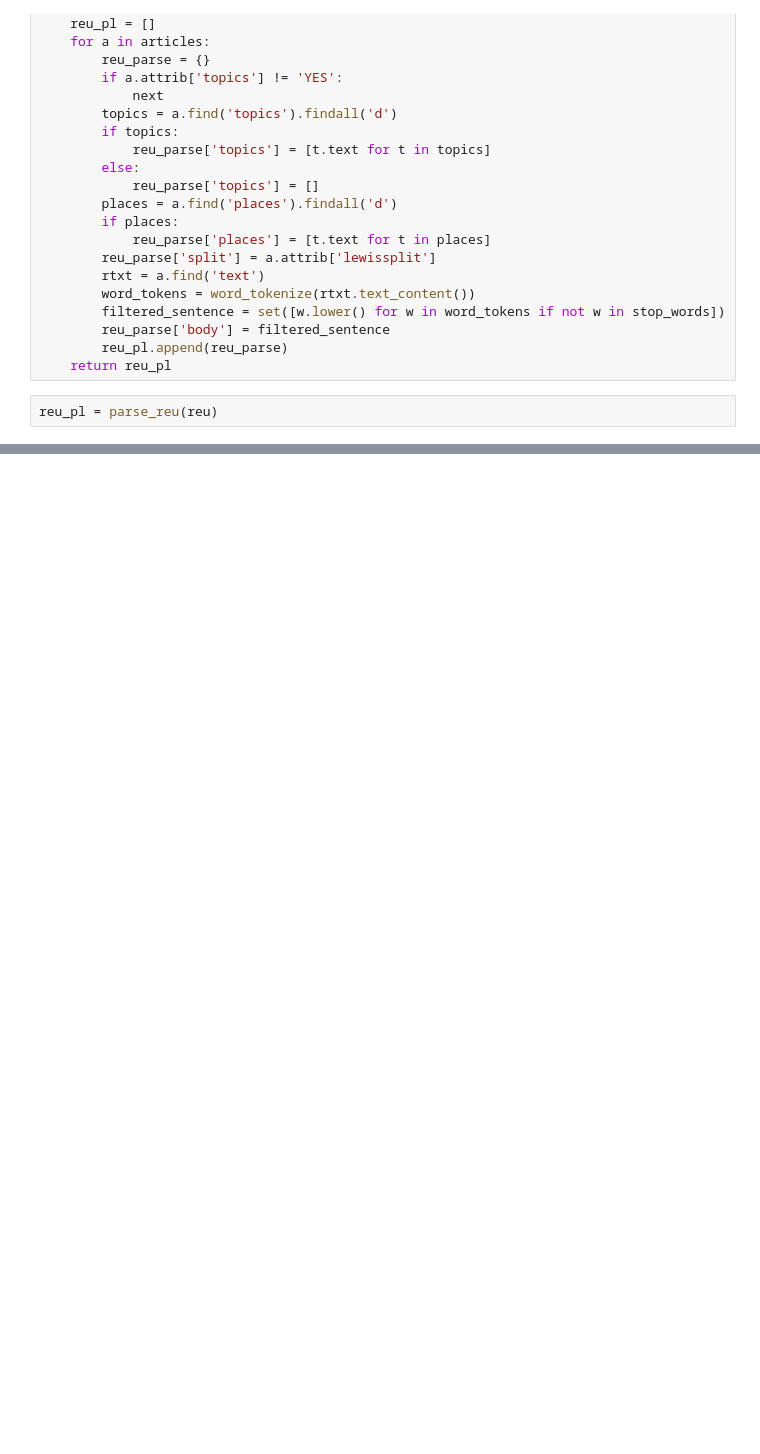
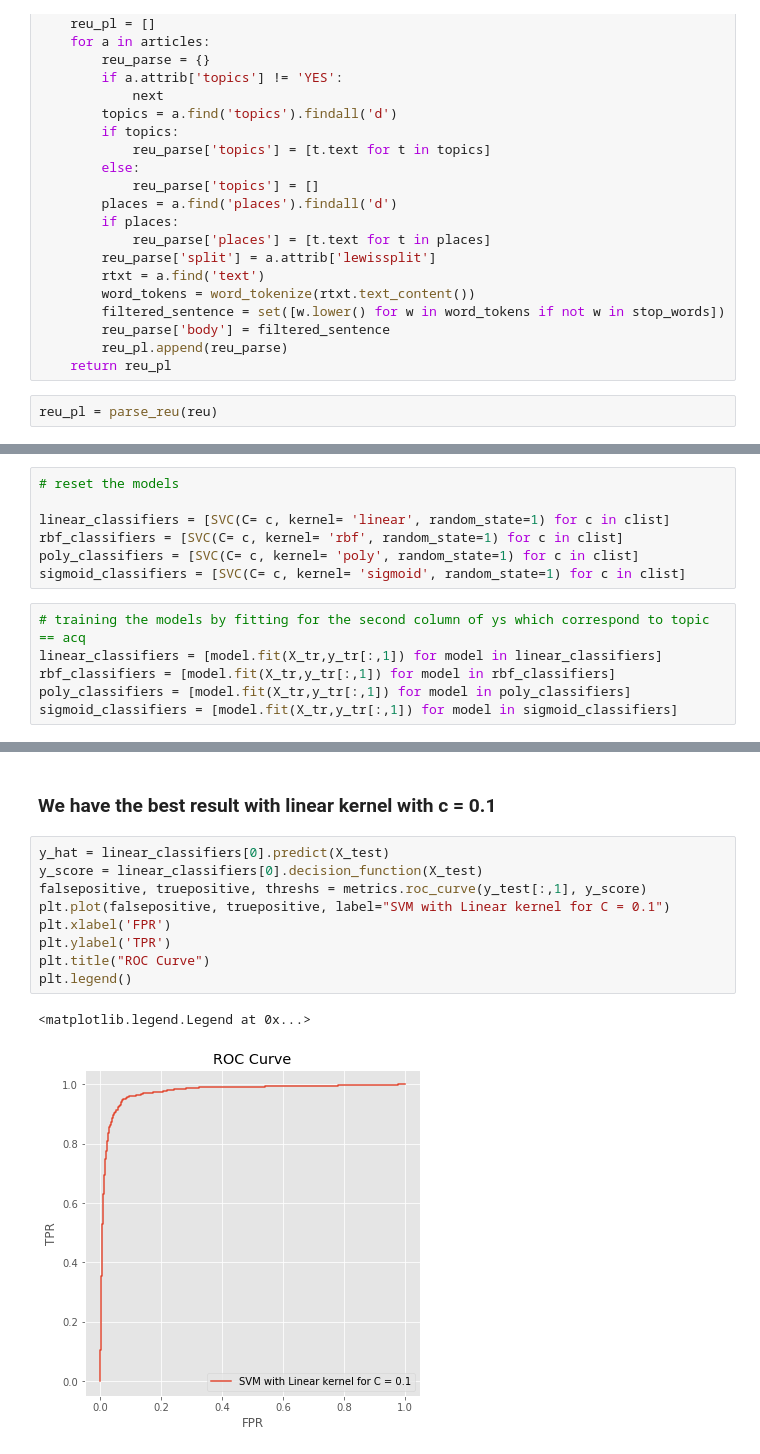
Before and after one commit to kvali7/Stat-ML-Playground, a Jupyter notebook: hw3/hw3_hint.ipynb, the cells around one changed output, grey strips where cells are left out. Drawn from its saved outputs; the diff is of its cells as text; blank space fills up the shorter version.

```diff
--- a/hw3/hw3_hint.ipynb
+++ b/hw3/hw3_hint.ipynb
@@ -699,0 +916,13 @@ rcParams['figure.figsize'] = 6,6
+# %%
+# reset the models
+
+linear_classifiers = [SVC(C= c, kernel= 'linear', random_state=1) for c in clist]
+rbf_classifiers = [SVC(C= c, kernel= 'rbf', random_state=1) for c in clist]
+poly_classifiers = [SVC(C= c, kernel= 'poly', random_state=1) for c in clist]
+sigmoid_classifiers = [SVC(C= c, kernel= 'sigmoid', random_state=1) for c in clist]
+# %%
+# training the models by fitting for the second column of ys which correspond to topic == acq
+linear_classifiers = [model.fit(X_tr,y_tr[:,1]) for model in linear_classifiers]
+rbf_classifiers = [model.fit(X_tr,y_tr[:,1]) for model in rbf_classifiers]
+poly_classifiers = [model.fit(X_tr,y_tr[:,1]) for model in poly_classifiers]
+sigmoid_classifiers = [model.fit(X_tr,y_tr[:,1]) for model in sigmoid_classifiers]
@@ -699,0 +964,14 @@ rcParams['figure.figsize'] = 6,6
+# %% [markdown]
+### We have the best result with linear kernel with c = 0.1
+# %%
+y_hat = linear_classifiers[0].predict(X_test)
+y_score = linear_classifiers[0].decision_function(X_test)
+falsepositive, truepositive, threshs = metrics.roc_curve(y_test[:,1], y_score)
+plt.plot(falsepositive, truepositive, label="SVM with Linear kernel for C = 0.1")
+plt.xlabel('FPR')
+plt.ylabel('TPR')
+plt.title("ROC Curve")
+plt.legend()
+# %% [output]
+<matplotlib.legend.Legend at 0x...>
+[figure, added]
```
Also changed, not shown: parts of 49 cells of this notebook.
